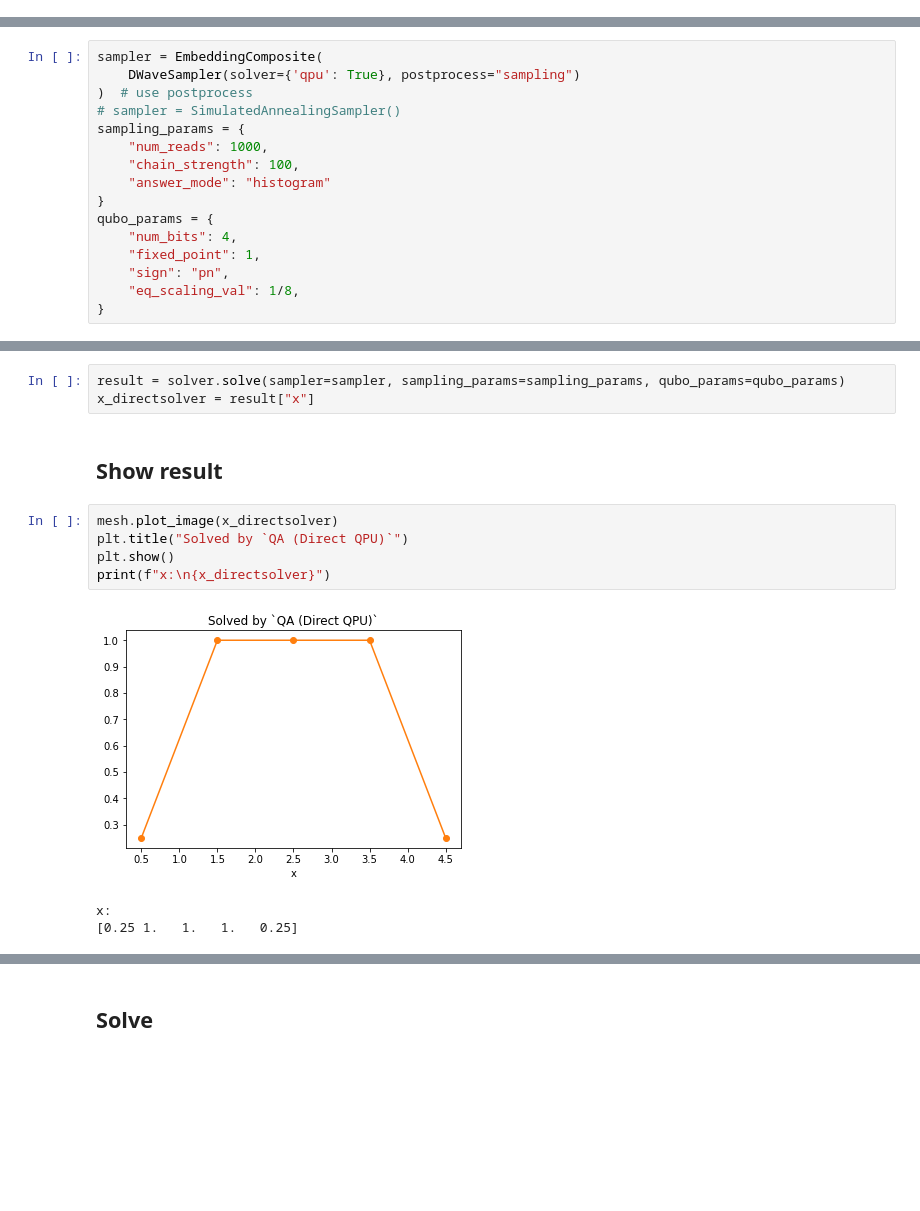
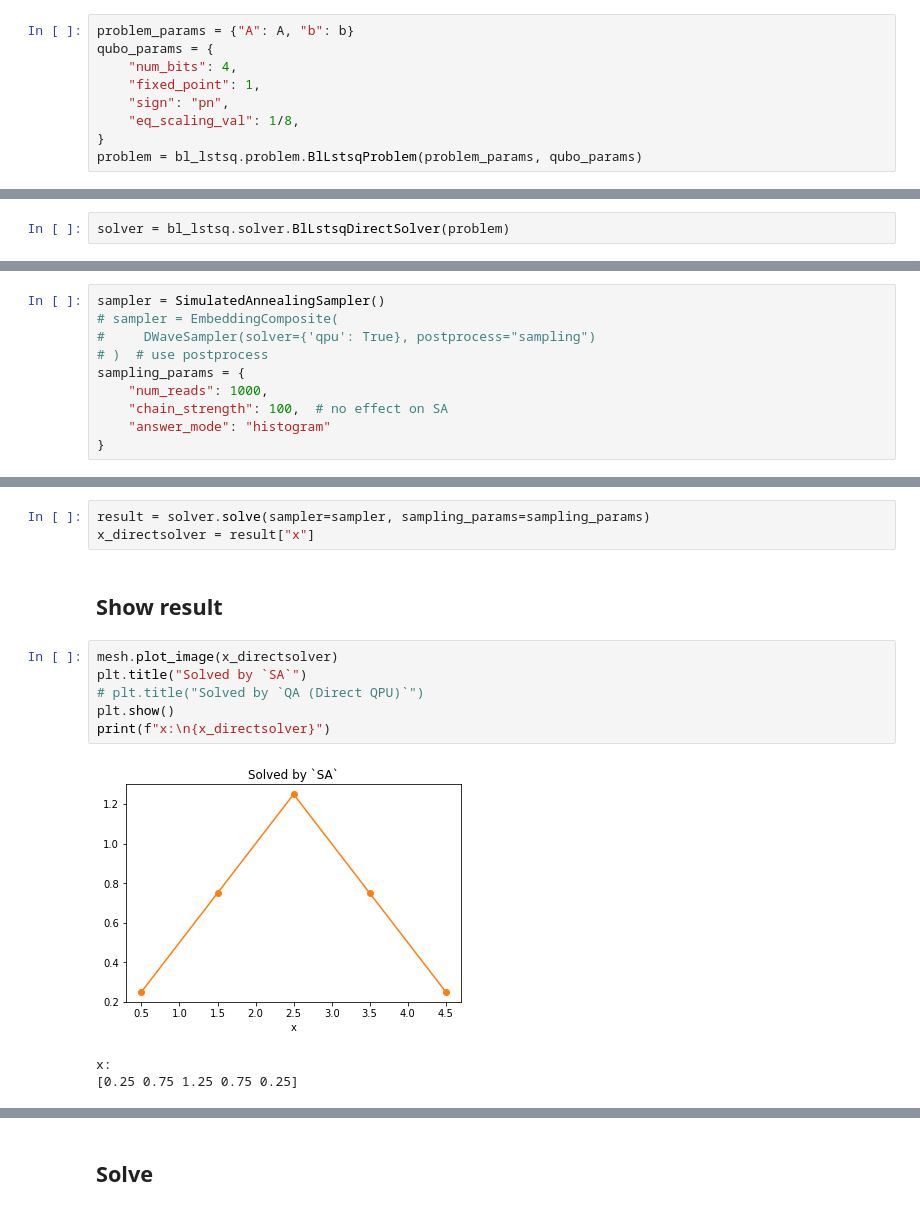
Before and after one commit to yezhengkai/DWave-Quantum-Annealing, a Jupyter notebook: examples/Poisson_equation_1D.ipynb, the cells around one changed output, grey strips where cells are left out. Saved outputs shown, nothing was run; the diff lists cells and outputs as text; blank space fills up the shorter version.

Commit message:
Use `dwaveutils` new class

```diff
--- a/examples/Poisson_equation_1D.ipynb
+++ b/examples/Poisson_equation_1D.ipynb
@@ -111,0 +113,9 @@ solver = bl_lstsq.DirectSolver(A, b)
+# %%
+problem_params = {"A": A, "b": b}
+qubo_params = {
+    "num_bits": 4,
+    "fixed_point": 1,
+    "sign": "pn",
+    "eq_scaling_val": 1/8,
+}
+problem = bl_lstsq.problem.BlLstsqProblem(problem_params, qubo_params)
@@ -112 +124,3 @@ solver = bl_lstsq.DirectSolver(A, b)
+# %%
+solver = bl_lstsq.solver.BlLstsqDirectSolver(problem)
 # %% [markdown]
@@ -114,33 +128,28 @@ solver = bl_lstsq.DirectSolver(A, b)
 # %%
-sampler = EmbeddingComposite(
-    DWaveSampler(solver={'qpu': True}, postprocess="sampling")
-)  # use postprocess
-# sampler = SimulatedAnnealingSampler()
+sampler = SimulatedAnnealingSampler()
+# sampler = EmbeddingComposite(
+#     DWaveSampler(solver={'qpu': True}, postprocess="sampling")
+# )  # use postprocess
 sampling_params = {
     "num_reads": 1000,
-    "chain_strength": 100,
+    "chain_strength": 100,  # no effect on SA
     "answer_mode": "histogram"
 }
-qubo_params = {
-    "num_bits": 4,
-    "fixed_point": 1,
-    "sign": "pn",
-    "eq_scaling_val": 1/8,
-}
 # %% [markdown]
 ## Solve
 # %%
-result = solver.solve(sampler=sampler, sampling_params=sampling_params, qubo_params=qubo_params)
+result = solver.solve(sampler=sampler, sampling_params=sampling_params)
 x_directsolver = result["x"]
 # %% [markdown]
 ## Show result
 # %%
 mesh.plot_image(x_directsolver)
-plt.title("Solved by `QA (Direct QPU)`")
+plt.title("Solved by `SA`")
+# plt.title("Solved by `QA (Direct QPU)`")
 plt.show()
 print(f"x:\n{x_directsolver}")
 # %% [output]
-[figure, old version]
+[figure, new version]
 x:
-[0.25 1.   1.   1.   0.25]
+[0.25 0.75 1.25 0.75 0.25]
 # %% [markdown]
```
Also changed, not shown: parts of 22 cells of this notebook, 1 other file.
